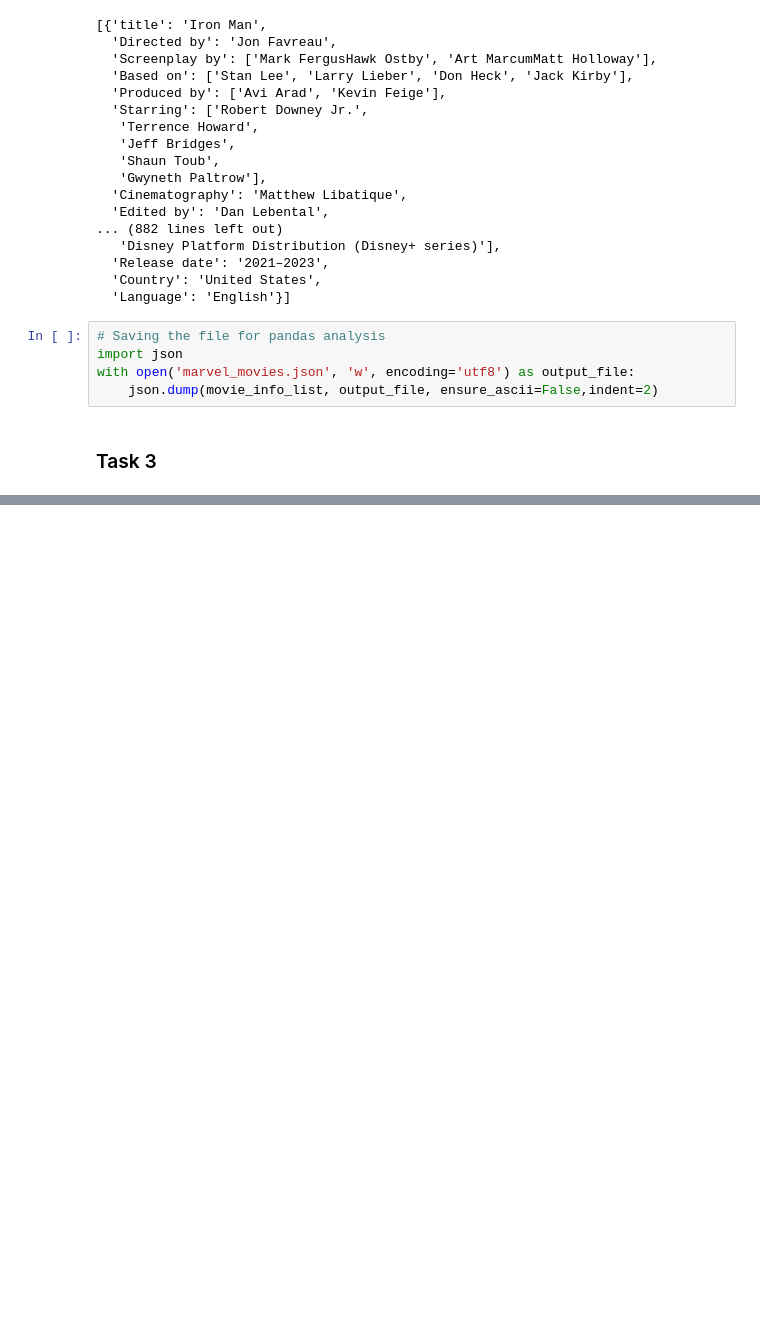
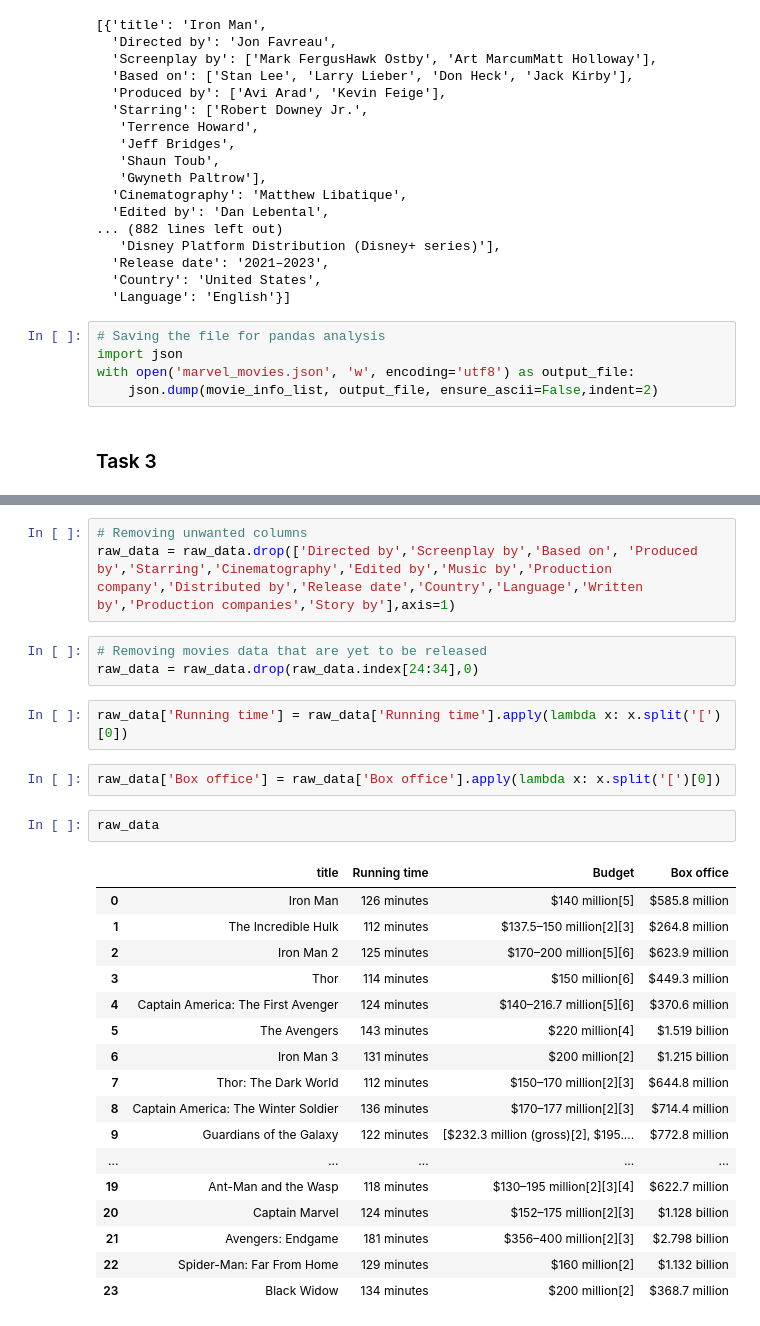
Before and after one commit to MaaviaAsghar4/Marvel-Movies-List-Web-Scraping-with-BeautifulSoup, a Jupyter notebook: marvel_movies.ipynb, the cells around one changed output, grey strips where cells are left out. Saved outputs shown, nothing was run; the diff lists cells and outputs as text; blank space fills up the shorter version.

```diff
--- a/marvel_movies.ipynb
+++ b/marvel_movies.ipynb
@@ -149,3 +150,33 @@ raw_data
 | 31 | Ant-Man and the Wasp: Quantumania | Peyton Reed | NaN | [Stan Lee, Larry Lieber, Jack Kirby] | Kevin Feige | [Paul Rudd, Evangeline Lilly, Mic... | NaN | NaN | ... |
 | 32 | Phase Four | NaN | NaN | NaN | [Kevin Feige, Jonathan Schwartz (... | See below | NaN | NaN | ... |
 | 33 | Phase Four | NaN | NaN | NaN | [Kevin Feige, Jonathan Schwartz (... | See below | NaN | NaN | ... |
+# %%
+# Removing unwanted columns
+raw_data = raw_data.drop(['Directed by','Screenplay by','Based on', 'Produced by','Starring','Cinematography','Edited by','Music by','Production company','Distributed by','Release date','Country','Language','Written by','Production companies','Story by'],axis=1)
+# %%
+# Removing movies data that are yet to be released
+raw_data = raw_data.drop(raw_data.index[24:34],0)
+# %%
+raw_data['Running time'] = raw_data['Running time'].apply(lambda x: x.split('[')[0])
+# %%
+raw_data['Box office'] = raw_data['Box office'].apply(lambda x: x.split('[')[0])
+# %%
+raw_data
+# %% [output]
+|  | title | Running time | Budget | Box office |
+| 0 | Iron Man | 126 minutes | $140 million[5] | $585.8 million |
+| 1 | The Incredible Hulk | 112 minutes | $137.5–150 million[2][3] | $264.8 million |
+| 2 | Iron Man 2 | 125 minutes | $170–200 million[5][6] | $623.9 million |
+| 3 | Thor | 114 minutes | $150 million[6] | $449.3 million |
+| 4 | Captain America: The First Avenger | 124 minutes | $140–216.7 million[5][6] | $370.6 million |
+| 5 | The Avengers | 143 minutes | $220 million[4] | $1.519 billion |
+| 6 | Iron Man 3 | 131 minutes | $200 million[2] | $1.215 billion |
+| 7 | Thor: The Dark World | 112 minutes | $150–170 million[2][3] | $644.8 million |
+| 8 | Captain America: The Winter Soldier | 136 minutes | $170–177 million[2][3] | $714.4 million |
+| 9 | Guardians of the Galaxy | 122 minutes | [$232.3 million (gross)[2], $195.... | $772.8 million |
+| ... | ... | ... | ... | ... |
+| 19 | Ant-Man and the Wasp | 118 minutes | $130–195 million[2][3][4] | $622.7 million |
+| 20 | Captain Marvel | 124 minutes | $152–175 million[2][3] | $1.128 billion |
+| 21 | Avengers: Endgame | 181 minutes | $356–400 million[2][3] | $2.798 billion |
+| 22 | Spider-Man: Far From Home | 129 minutes | $160 million[2] | $1.132 billion |
+| 23 | Black Widow | 134 minutes | $200 million[2] | $368.7 million |
```
Also changed, not shown: parts of 1 cell of this notebook.
